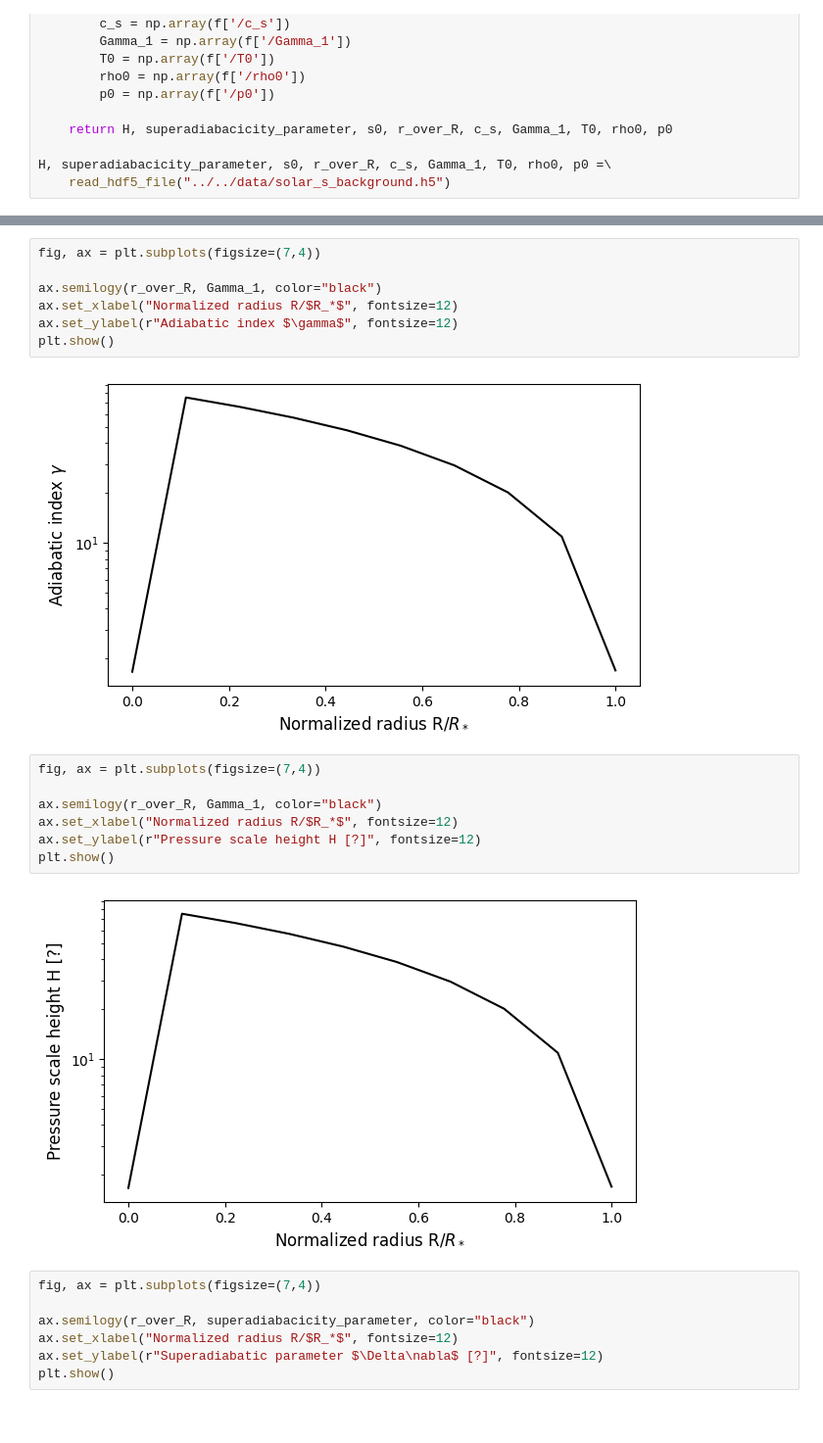
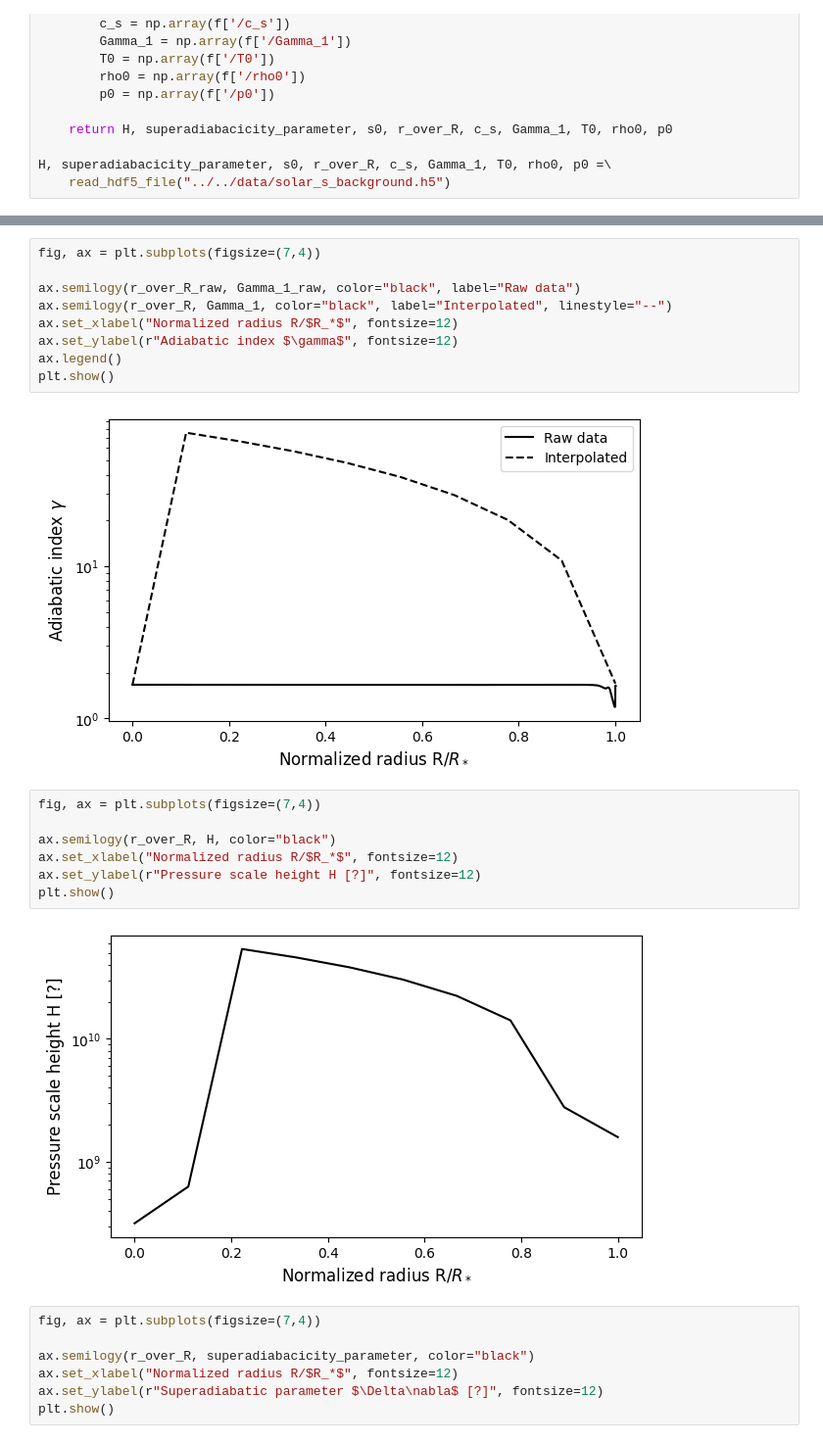
Before and after one commit to tabjone/2DHDCZ, a Jupyter notebook: testing/test_solar_s_background/plot_solar_s.ipynb, the cells around one changed output, grey strips where cells are left out. Shown at 98% size. Drawn from its saved outputs; the diff is of its cells as text.

```diff
--- a/testing/test_solar_s_background/plot_solar_s.ipynb
+++ b/testing/test_solar_s_background/plot_solar_s.ipynb
@@ -58,21 +80,23 @@ plt.show()
 # %%
 fig, ax = plt.subplots(figsize=(7,4))
 
-ax.semilogy(r_over_R, Gamma_1, color="black")
+ax.semilogy(r_over_R_raw, Gamma_1_raw, color="black", label="Raw data")
+ax.semilogy(r_over_R, Gamma_1, color="black", label="Interpolated", linestyle="--")
 ax.set_xlabel("Normalized radius R/$R_*$", fontsize=12)
 ax.set_ylabel(r"Adiabatic index $\gamma$", fontsize=12)
+ax.legend()
 plt.show()
 # %% [output]
-[figure, old version]
+[figure, new version]
 # %%
 fig, ax = plt.subplots(figsize=(7,4))
 
-ax.semilogy(r_over_R, Gamma_1, color="black")
+ax.semilogy(r_over_R, H, color="black")
 ax.set_xlabel("Normalized radius R/$R_*$", fontsize=12)
 ax.set_ylabel(r"Pressure scale height H [?]", fontsize=12)
 plt.show()
 # %% [output]
-[figure, old version]
+[figure, new version]
 # %%
 fig, ax = plt.subplots(figsize=(7,4))
 
```
Also changed, not shown: parts of 5 cells of this notebook.
